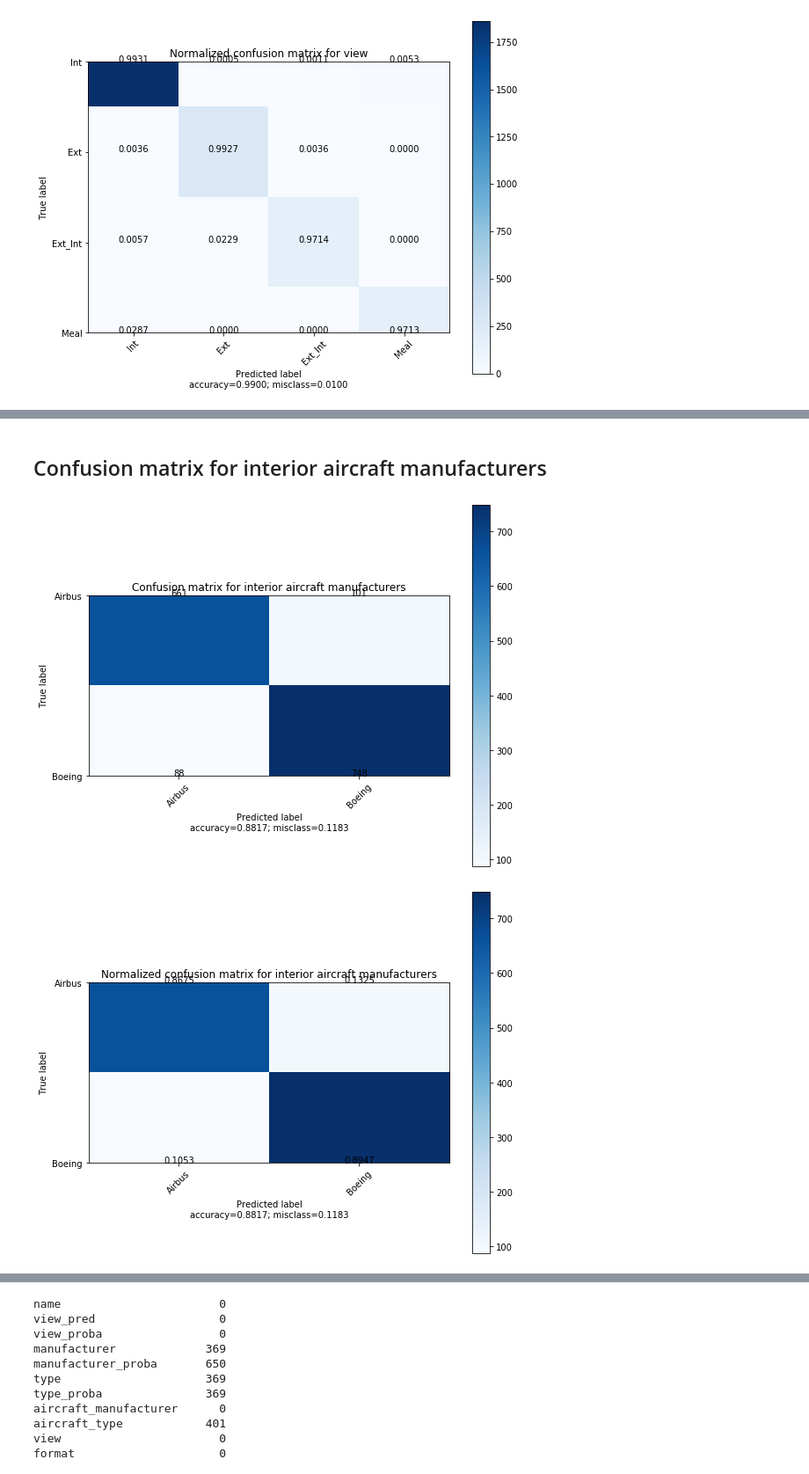
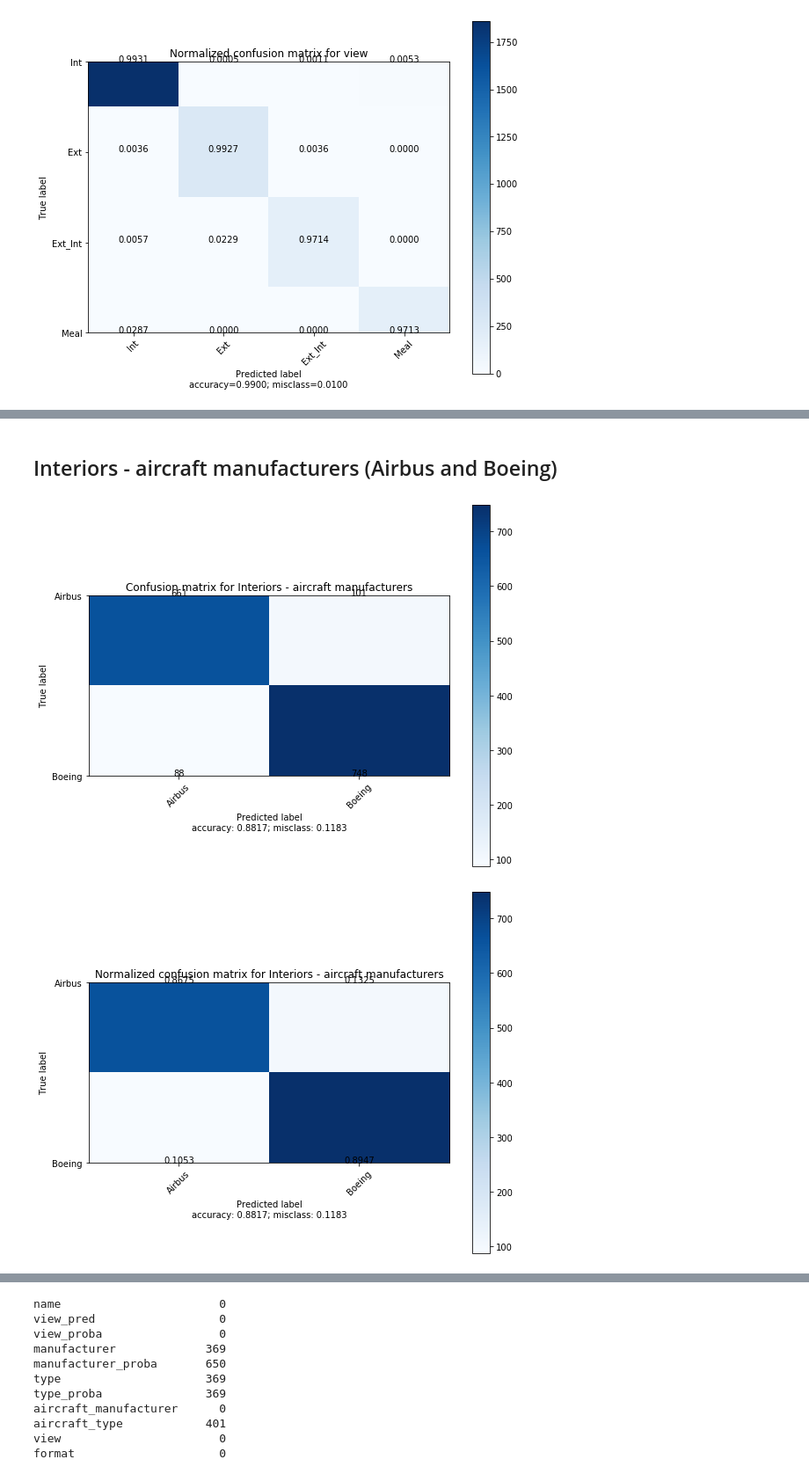
Before and after one commit to interpromoSID2020Airbus/g7_images_sociales, a Jupyter notebook: Results/g7_confusion_matrix.ipynb, the cells around one changed output, grey strips where cells are left out. Shown at 88% size. Drawn from its saved outputs; the diff is of its cells as text; code cells hidden in the pictures.

```diff
--- a/Results/g7_confusion_matrix.ipynb
+++ b/Results/g7_confusion_matrix.ipynb
@@ -211,3 +309,3 @@ plot_confusion_matrix(confusion_matrix_ext_mod, labels_mod,
-# %% [markdown]
-## Confusion matrix for interior aircraft manufacturers
+# %% [markdown]
+## Interiors -  aircraft manufacturers (Airbus and Boeing)
 # %%
@@ -223,12 +321,12 @@ confusion_matrix_int = confusion_matrix(
     y_true_int, y_pred_int, labels=labels_int_man)
 # %%
 plot_confusion_matrix(confusion_matrix_int, labels_int_man,
-                      title='Confusion matrix for interior aircraft manufacturers', normalize=False)
+                      title='Confusion matrix for Interiors - aircraft manufacturers', normalize=False)
 # %% [output]
-[figure, old version]
+[figure, new version]
 # %%
 plot_confusion_matrix(confusion_matrix_int, labels_int_man,
-                      title='Normalized confusion matrix for interior aircraft manufacturers', normalize=True)
+                      title='Normalized confusion matrix for Interiors - aircraft manufacturers', normalize=True)
 # %% [output]
-[figure, old version]
+[figure, new version]
 # %% [markdown]
```
Also changed, not shown: parts of 52 cells of this notebook, 2 other files.
